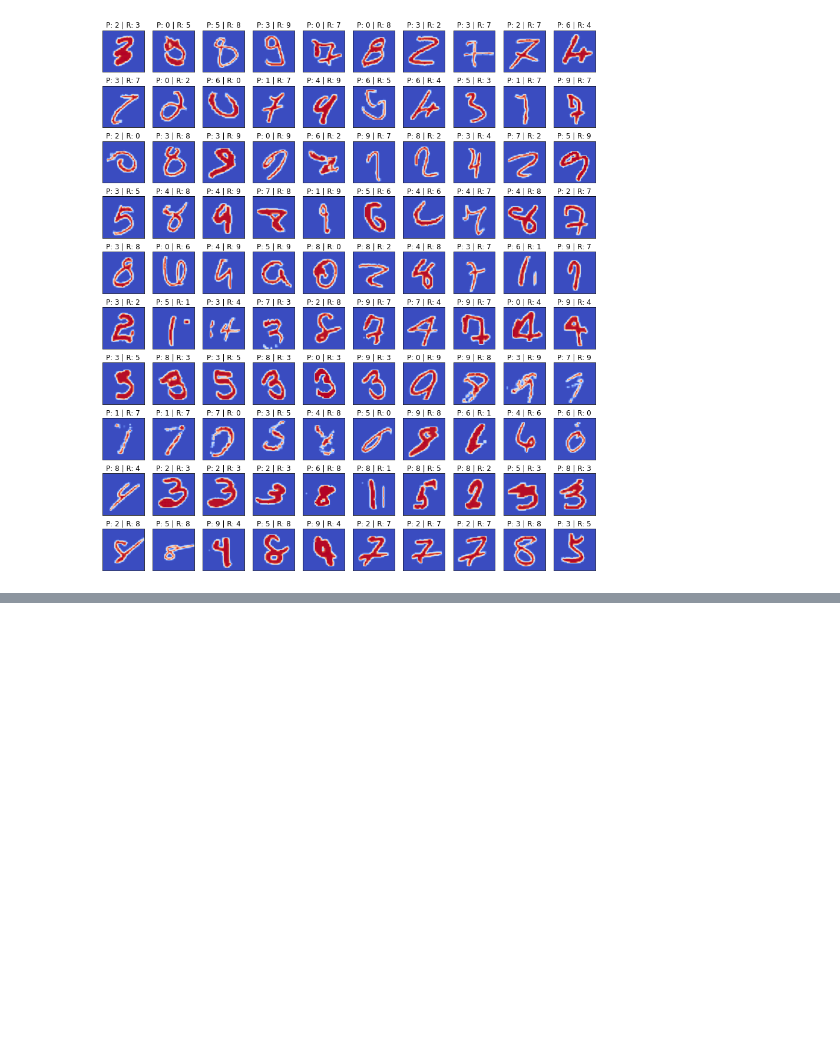
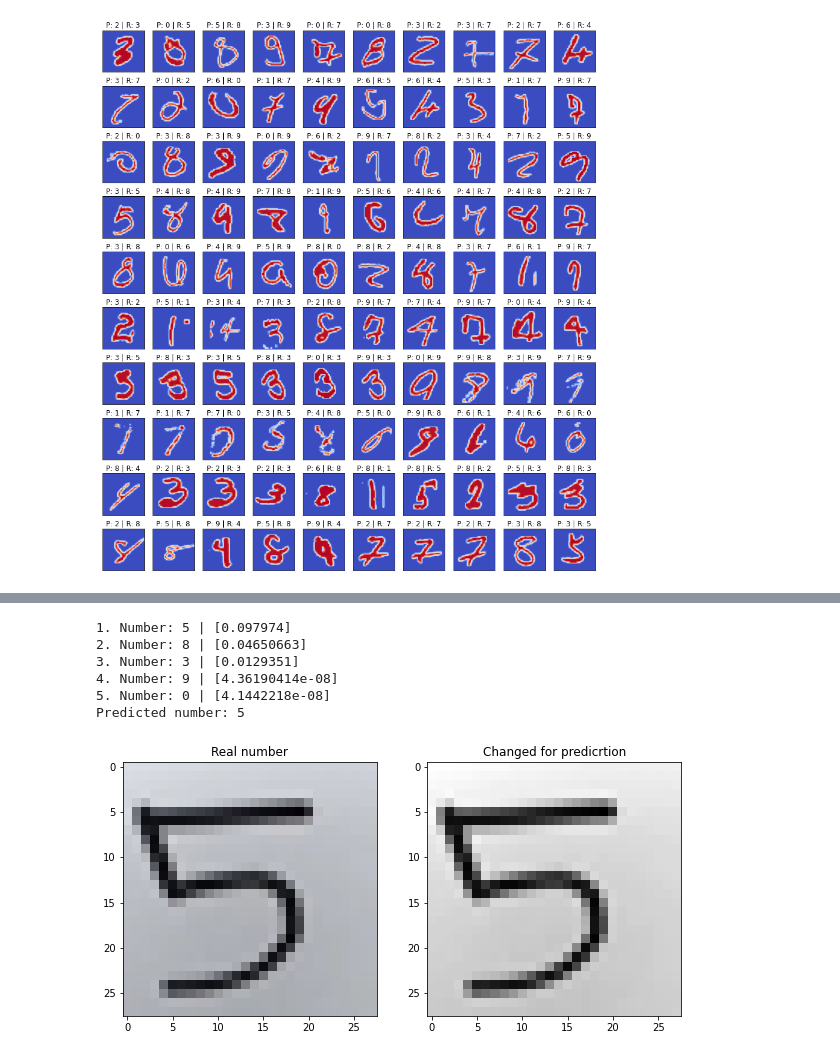
Before and after one commit to kremenevskiy/NeuralNetwork, a Jupyter notebook: NNetwork/neural_net.ipynb, the cells around one changed output, grey strips where cells are left out. Cells and saved outputs as stored; diff of their text form; code cells hidden in the pictures; blank space fills up the shorter version.

```diff
--- a/NNetwork/neural_net.ipynb
+++ b/NNetwork/neural_net.ipynb
@@ -187,0 +223,10 @@ plt.show()
+# %%
+predict_image('mnist-5.png', net, hard=0)
+# %% [output]
+1. Number: 5 | [0.097974]
+2. Number: 8 | [0.04650663]
+3. Number: 3 | [0.0129351]
+4. Number: 9 | [4.36190414e-08]
+5. Number: 0 | [4.1442218e-08]
+Predicted number: 5
+[figure, added]
```
Also changed, not shown: parts of 18 cells of this notebook.
